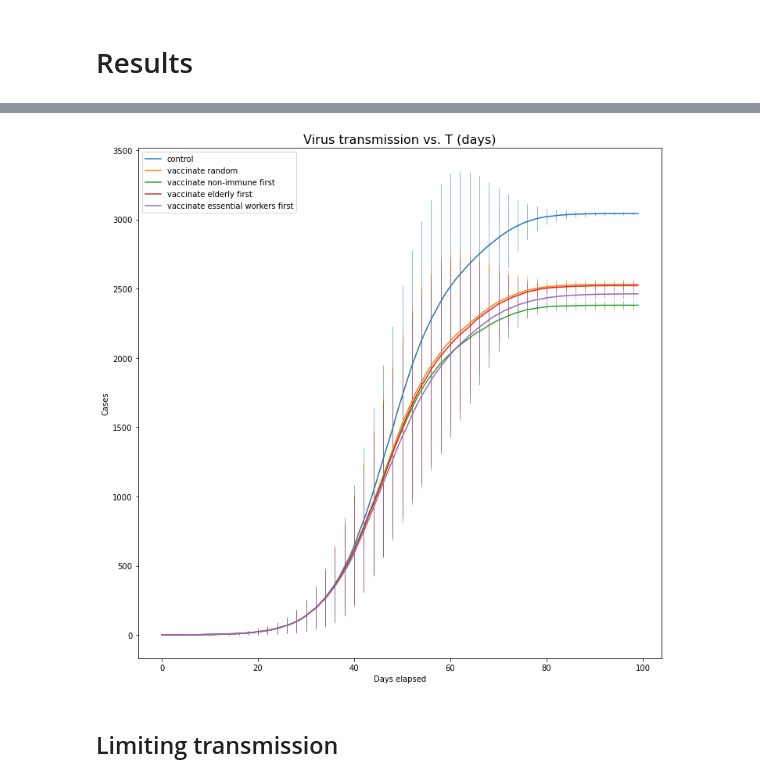
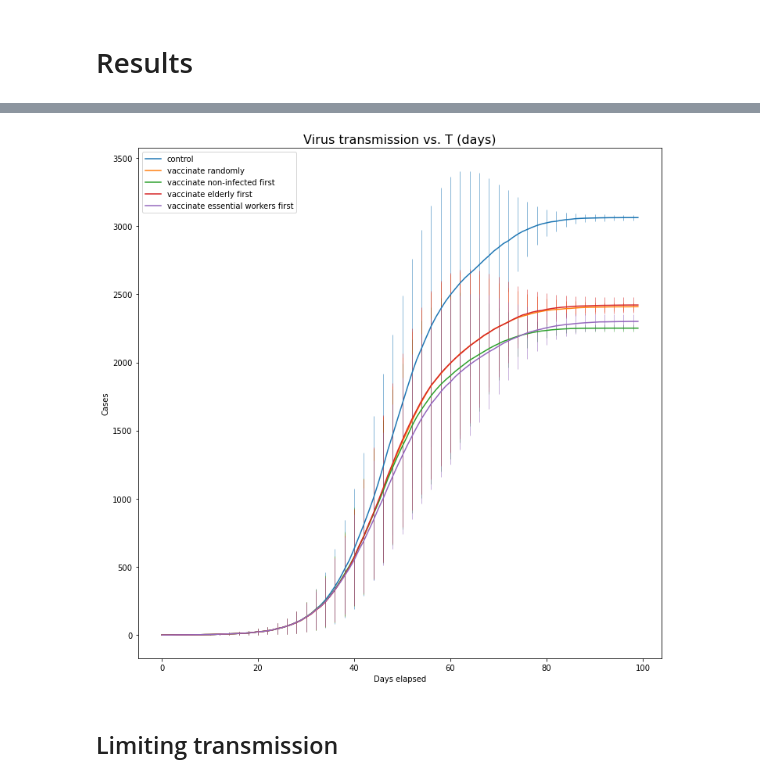
Before and after one commit to wxmann/network, a Jupyter notebook: vaccination-ensemble.ipynb, the cells around one changed output, grey strips where cells are left out. Saved outputs shown, nothing was run; the diff lists cells and outputs as text; code cells hidden in the pictures.

Commit message:
update ensemble notebook

```diff
--- a/vaccination-ensemble.ipynb
+++ b/vaccination-ensemble.ipynb
@@ -237,8 +235,16 @@ vaccine_random = run_ensemble(6, vaccination_random, start_cases=150)
 # %%
-vaccine_skip_survivors = run_ensemble(6, vaccination_skipping_survivors, start_cases=150)
+vaccine_skip_survivors = run_ensemble(6, vaccination_skipping_survivors, start_cases=100)
 # %%
-vaccine_elderly_first = run_ensemble(6, vaccination_order_by_p_death, start_cases=150)
+vaccine_elderly_first = run_ensemble(6, vaccination_order_by_p_death, start_cases=100)
 # %%
-vaccine_essential_workers_first = run_ensemble(6, vaccination_order_by_edges, start_cases=150)
+vaccine_essential_workers_first = run_ensemble(6, vaccination_order_by_edges, start_cases=100)
+# %%
+labels = [
+    'control',
+    'vaccinate randomly',
+    'vaccinate non-infected first',
+    'vaccinate elderly first',
+    'vaccinate essential workers first'
+]
 # %%
 for name, scenario in zip(
@@ -315,10 +316,8 @@ plot_ensemble(controls[1])
 # %%
 all_results = [r[1] for r in (controls, vaccine_random, vaccine_skip_survivors, vaccine_elderly_first, vaccine_essential_workers_first)]
-all_labels = ['control', 'vaccinate random', 'vaccinate non-immune first', 'vaccinate elderly first', 'vaccinate essential workers first']
-plot(all_results, range(100), all_labels)
-# plot(results2)
+plot(all_results, range(100), labels)
 # %% [output]
-[figure, old version]
+[figure, new version]
 # %% [markdown]
 ## Limiting transmission
 # %% [markdown]
```
Also changed, not shown: parts of 8 cells of this notebook.
